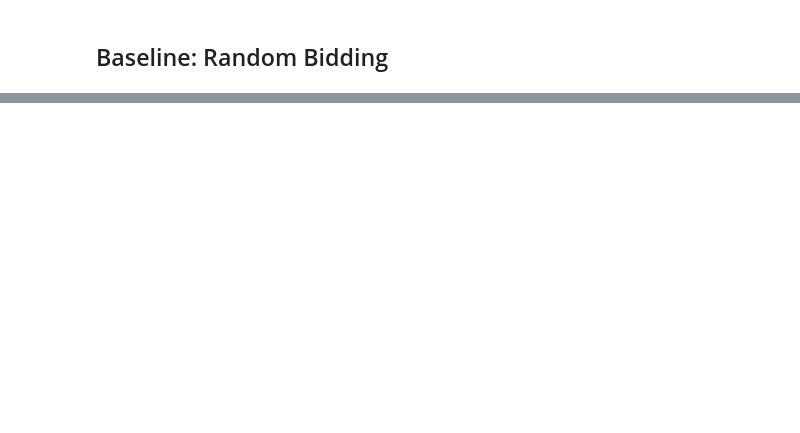
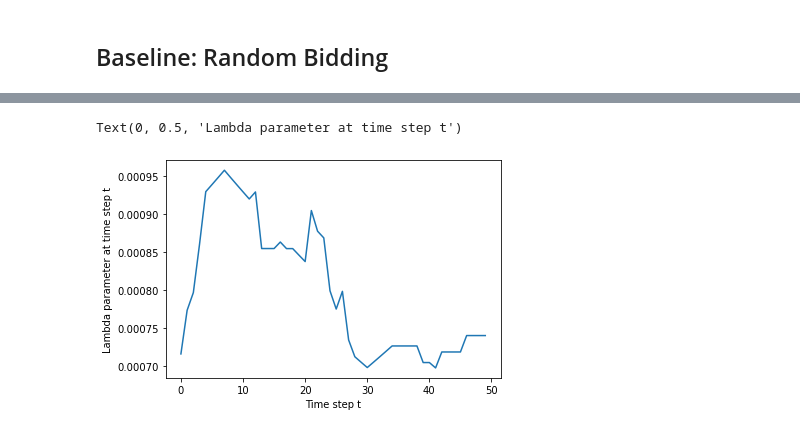
Before and after one commit to aynetdia/Budget_Constrained_Bidding, a Jupyter notebook: Tutorial.ipynb, the cells around one changed output, grey strips where cells are left out. Saved outputs shown, nothing was run; the diff lists cells and outputs as text; code cells hidden in the pictures; blank space fills up the shorter version.

```diff
--- a/Tutorial.ipynb
+++ b/Tutorial.ipynb
@@ -753,3 +920,11 @@ display
+# %%
+# Plot the lambda parameters in the last training episode
+ax = last_train_episode['ctl_lambda'].head(50).plot()
+ax.set_xlabel("Time step t")
+ax.set_ylabel("Lambda parameter at time step t")
+# %% [output]
+Text(0, 0.5, 'Lambda parameter at time step t')
+[figure, added]
 # %% [markdown]
 # 7. References
 
```
Also changed, not shown: parts of 68 cells of this notebook, 23 other files.
